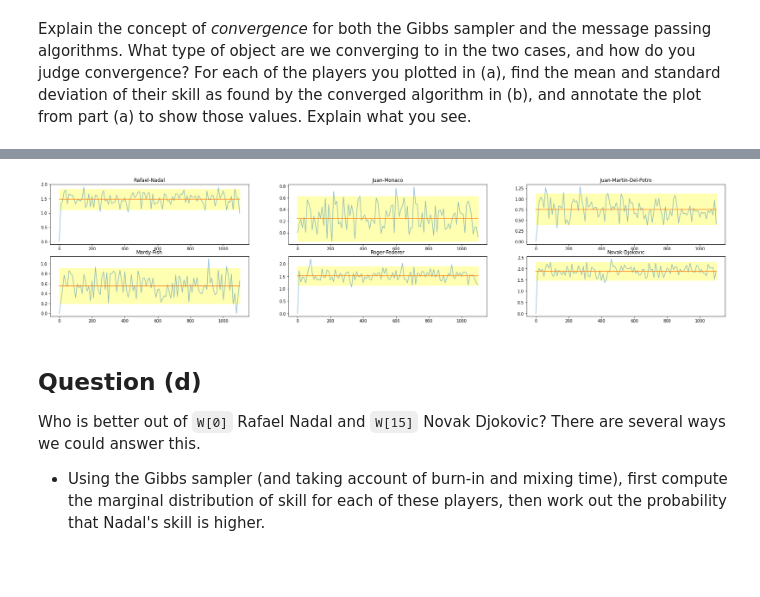
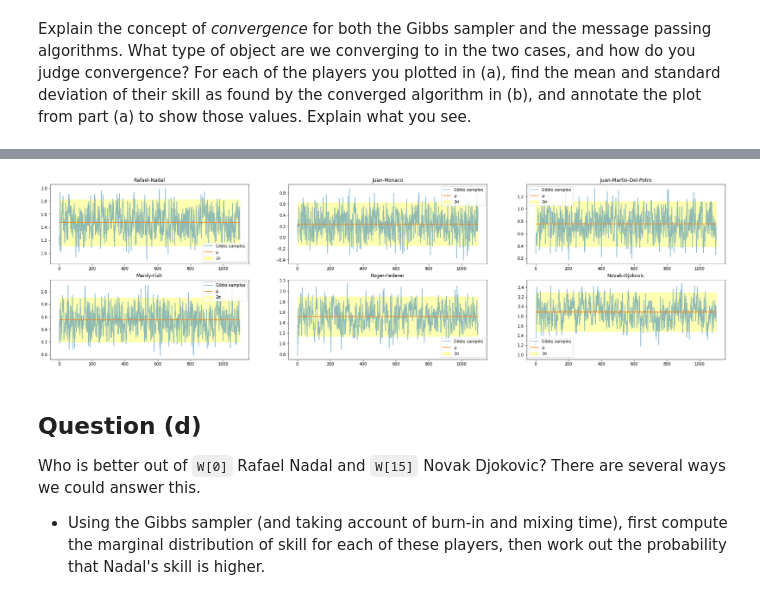
Before and after one commit to inwaves/probml, a Jupyter notebook: coursework2_trueskill/wip-sheet-1.ipynb, the cells around one changed output, grey strips where cells are left out. Cells and saved outputs as stored; diff of their text form; code cells hidden in the pictures; blank space fills up the shorter version.

```diff
--- a/coursework2_trueskill/wip-sheet-1.ipynb
+++ b/coursework2_trueskill/wip-sheet-1.ipynb
@@ -122,11 +125,12 @@ Intuitively, I expect skills and performances differences to be highly correlate
 # %%
+# Here I try thinning by taking every 10 samples.
+stride = 10
+thinned_num_iterations = list(range(0, len(skills_across_iterations), stride))
+thinned_player_subset = [(W[i], [skills_across_iterations[j][i] for j in range(0, len(skills_across_iterations), stride)]) for i in players]
+
 fig = plt.figure(figsize=(30,6))
-
-num_iterations = list(range(len(skills_across_iterations)))
-player_subset = [(W[i], [skill_progression[i] for skill_progression in skills_across_iterations]) for i in range(6)]
-
 for i in range(6):
     ax = fig.add_subplot(2, 3, i+1) # 2 rows of panels, 3 columns
-    ax.acorr(player_subset[i][1] - np.mean(player_subset[i][1]), maxlags=40)
-    ax.set_title(f'{player_subset[i][0]}', fontsize=10)
+    ax.plot(thinned_num_iterations, thinned_player_subset[i][1])
+    ax.set_title(f'{thinned_player_subset[i][0]}', fontsize=10)
 # %% [output]
@@ -138,12 +137,0 @@ I expect to see better exploration of the posterior distribution. But what would
-# %%
-# Here I try thinning by taking every 10 samples.
-fig = plt.figure(figsize=(30,6))
-stride = 10
-
-num_iterations = list(range(0, len(skills_across_iterations), stride))
-player_subset = [(W[i], [skills_across_iterations[j][i] for j in range(0, len(skills_across_iterations), stride)]) for i in players]
-
-for i in range(6):
-    ax = fig.add_subplot(2, 3, i+1) # 2 rows of panels, 3 columns
-    ax.plot(num_iterations, player_subset[i][1])
-    ax.set_title(f'{player_subset[i][0]}', fontsize=10)
@@ -210,22 +194,20 @@ It takes about 3-4 iterations of message passing to converge to a value of $\mu$
 # %%
 g = gaussian_ep(G, M)
-num_iter = 100
-iterations = list(range(num_iter))
 mu_across_iterations, sigma_across_iterations = [], []
-players = [0, 1, 2, 3, 4, 15]
 
 for it in range(num_iter):
     mu_s, sig_s = next(g)
     mu_across_iterations.append(mu_s)
     sigma_across_iterations.append(sig_s)
 
+# For each of our selected players, get their μ, σ across the iterations of message passing.
 player_mu_sig = [(W[i], [mu_across_iterations[j][i] for j in range(len(mu_across_iterations))], [sigma_across_iterations[j][i] for j in range(len(sigma_across_iterations))]) for i in players]
 
 fig = plt.figure(figsize=(30,6))
-
 for i in range(6):
     ax = fig.add_subplot(2, 3, i+1) # 2 rows of panels, 3 columns
-    ax.plot(iterations, player_mu_sig[i][1])
-    ax.plot(iterations, player_mu_sig[i][2])
+    ax.plot(iterations, player_mu_sig[i][1], label="μ")
+    ax.plot(iterations, player_mu_sig[i][2], label="σ")
+    ax.legend()
     ax.set_title(f'{player_mu_sig[i][0]}', fontsize=10)
 # %% [output]
@@ -243,19 +229,20 @@ In the plots below, the skill samples taken through Gibbs sampling are all withi
 # %%
 player_at_convergence = [] # List of player name, their skill mean, and their skill standard deviation.
 for player in player_mu_sig:
     player_at_convergence.append((player[0], player[1][-1], player[2][-1]))
 
-fig = plt.figure(figsize=(30,6))
+fig = plt.figure(figsize=(30,8))
 
 for i in range(6):
     mu, sigma = player_at_convergence[i][1], player_at_convergence[i][2]
     ax = fig.add_subplot(2, 3, i+1)
     ax.set_title(player_subset[i][0])
-    ax.plot(num_iterations, player_subset[i][1], alpha=0.5)
-    ax.plot(num_iterations, [mu]*111)
-    ax.fill_between(num_iterations, mu-2*sigma, mu+2*sigma, color='yellow', alpha=0.3)
+    ax.plot(num_iterations[1:], player_subset[i][1][1:], alpha=0.5, label="Gibbs samples")
+    ax.plot(num_iterations[1:], [mu]*1100, label="μ")
+    ax.fill_between(num_iterations[1:], mu-2*sigma, mu+2*sigma, color='yellow', alpha=0.3, label="2σ")
+    ax.legend()
 # %% [output]
-[figure, old version]
+[figure, new version]
 # %% [markdown]
 ## Question (d)
 
```
Also changed, not shown: parts of 40 cells of this notebook.
